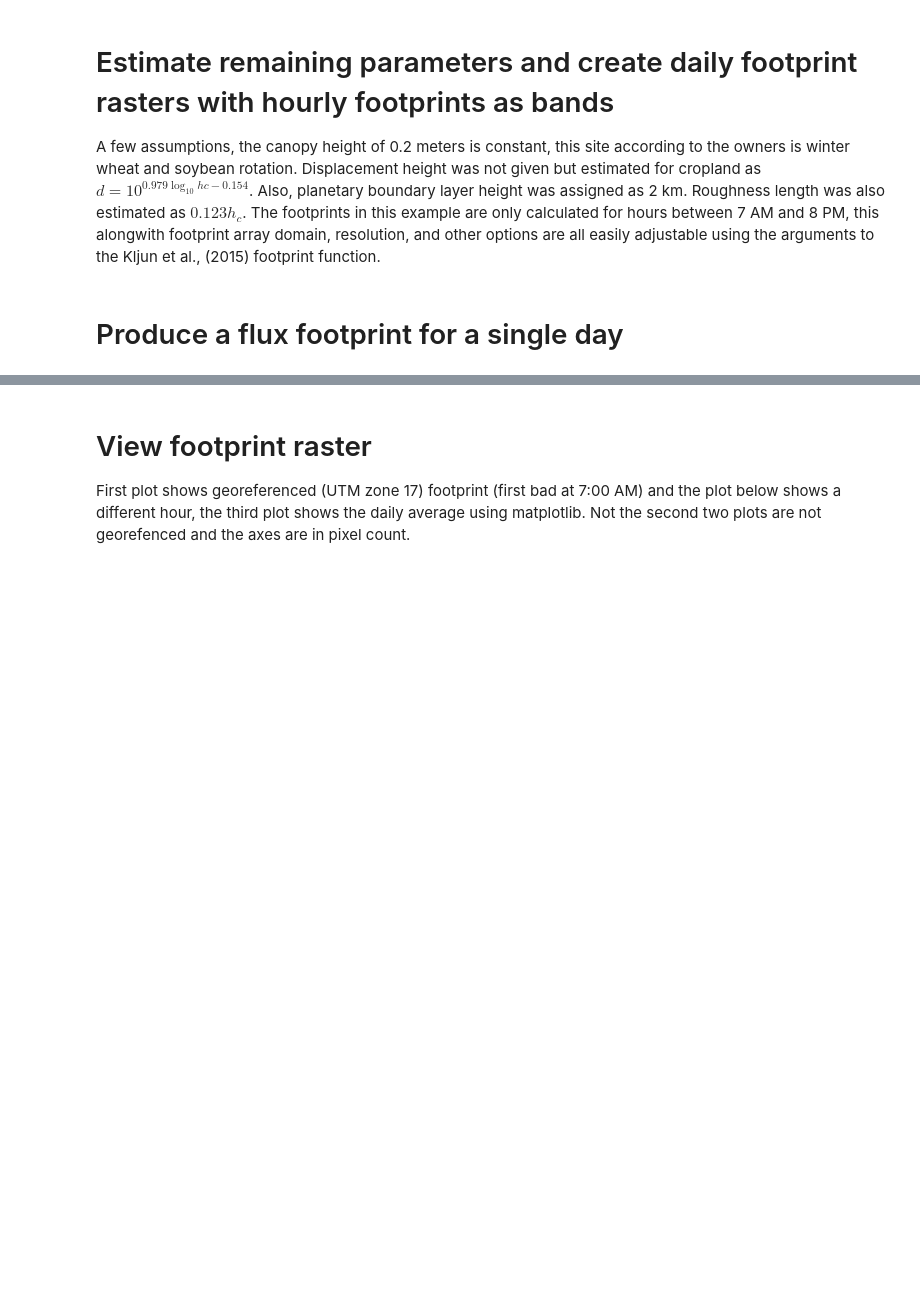
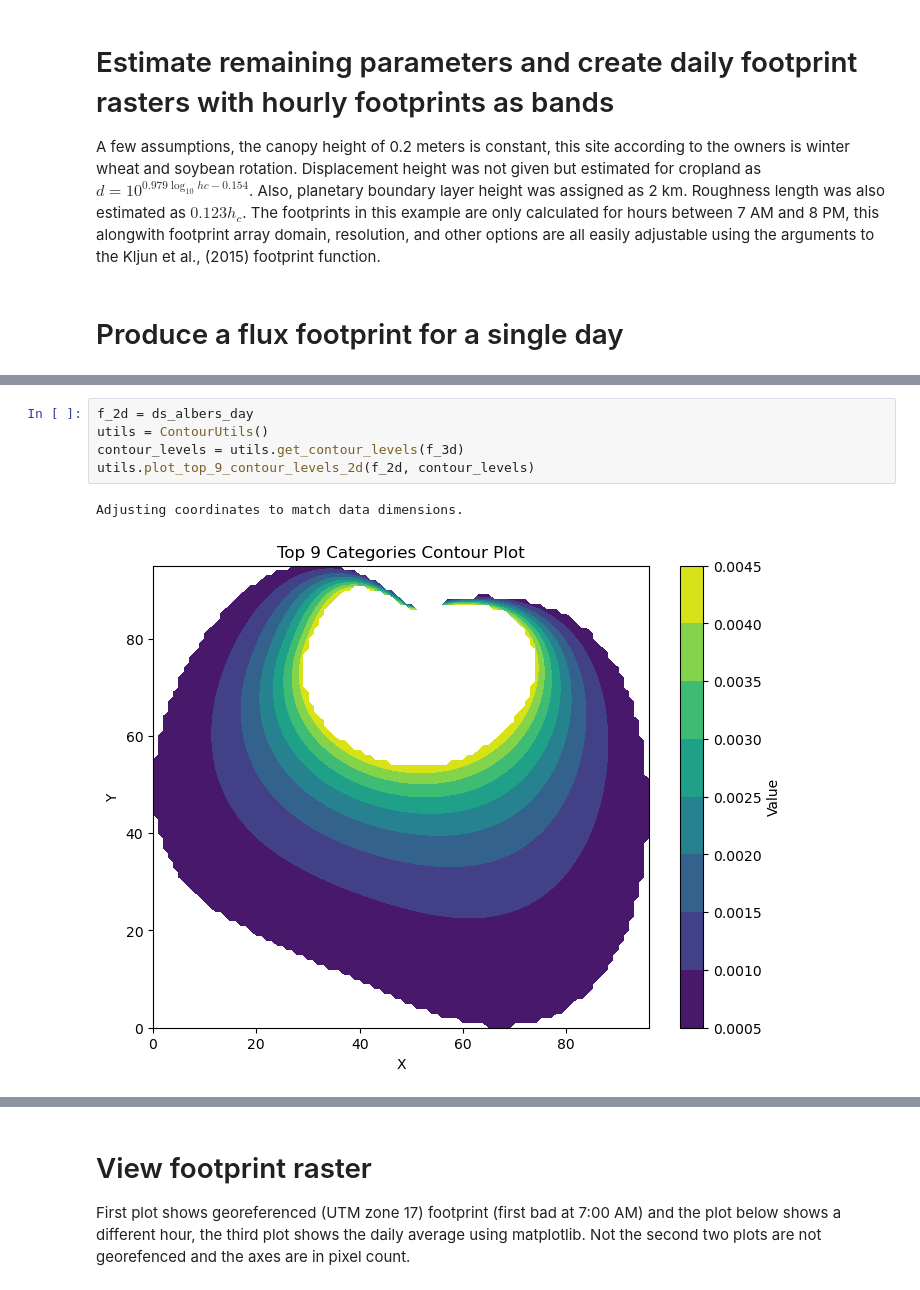
Before and after one commit to utah-geological-survey/MicroMet, a Jupyter notebook: Notebooks/example with flux-data-qaqc-test-new-code.ipynb, the cells around one changed output, grey strips where cells are left out. Drawn from its saved outputs; the diff is of its cells as text; blank space fills up the shorter version.

```diff
--- a/Notebooks/example with flux-data-qaqc-test-new-code.ipynb
+++ b/Notebooks/example with flux-data-qaqc-test-new-code.ipynb
@@ -146 +306,9 @@ station_y
+# %%
+f_2d = ds_albers_day
+utils = ContourUtils()
+contour_levels = utils.get_contour_levels(f_3d)
+utils.plot_top_9_contour_levels_2d(f_2d, contour_levels)
+# %% [output]
+Adjusting coordinates to match data dimensions.
+[figure, added]
 # %%
```
Also changed, not shown: parts of 18 cells of this notebook.
